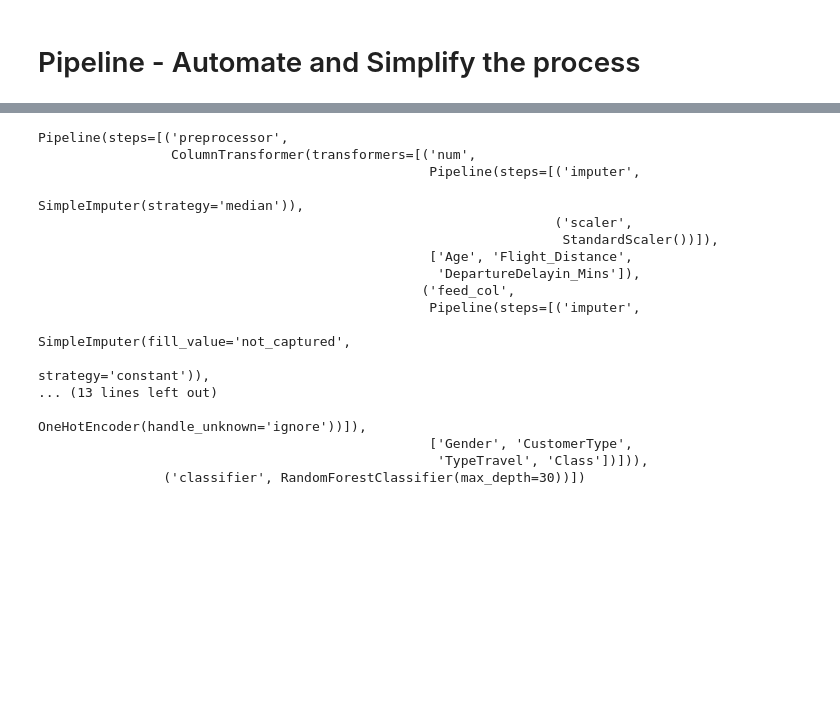
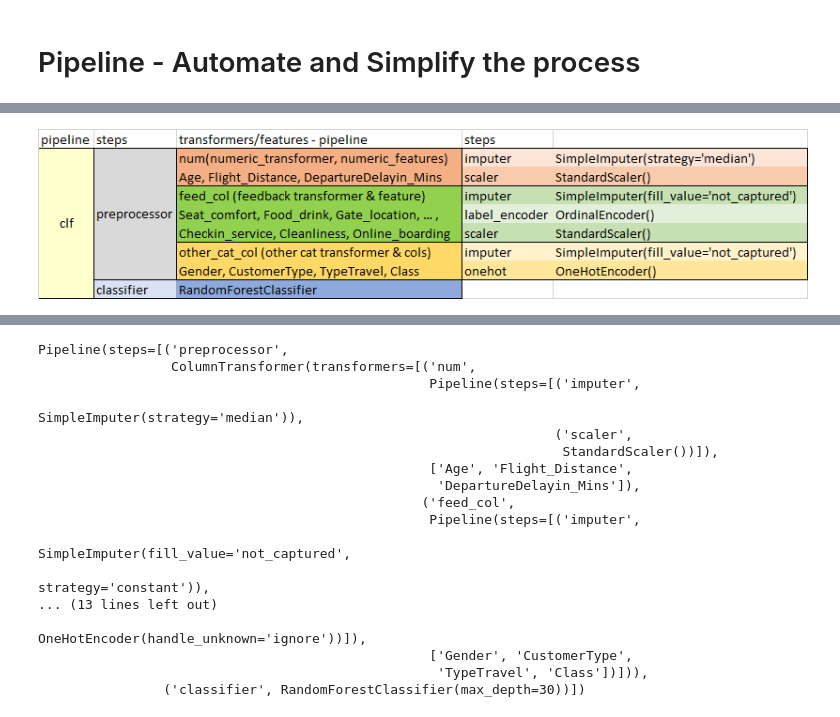
Before and after one commit to CamelAcademy/SamplePython, a Jupyter notebook: UT5 Feature/Customer_Flight_Satisfaction_Prediction-Delete-v2.ipynb, the cells around one changed output, grey strips where cells are left out. Drawn from its saved outputs; the diff is of its cells as text; code cells hidden in the pictures; blank space fills up the shorter version.

Commit message:
pipe
pipeline

```diff
--- a/UT5 Feature/Customer_Flight_Satisfaction_Prediction-Delete-v2.ipynb
+++ b/UT5 Feature/Customer_Flight_Satisfaction_Prediction-Delete-v2.ipynb
@@ -815,6 +824,11 @@ clf = Pipeline(steps=[('preprocessor', preprocessor),
                                                             max_features= 'auto',
                                                             min_samples_leaf= 1,
                                                             n_estimators= 100))])
+# %%
+from IPython.display import Image
+Image('pipeline.png')
+# %% [output]
+[figure, added]
 # %%
 #Taking the raw data
 data = df2.set_index("Id").join(df1.set_index("ID"))
```
Also changed, not shown: parts of 19 cells of this notebook, 4 other files.
